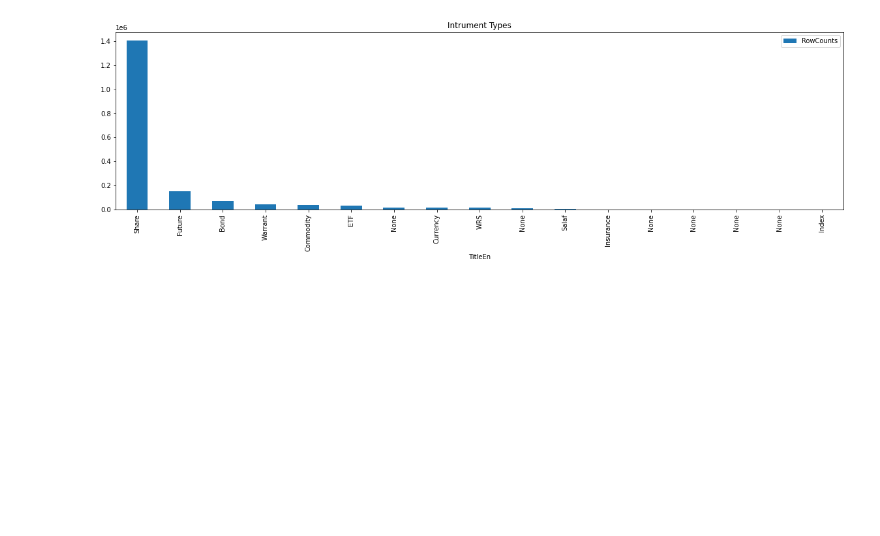
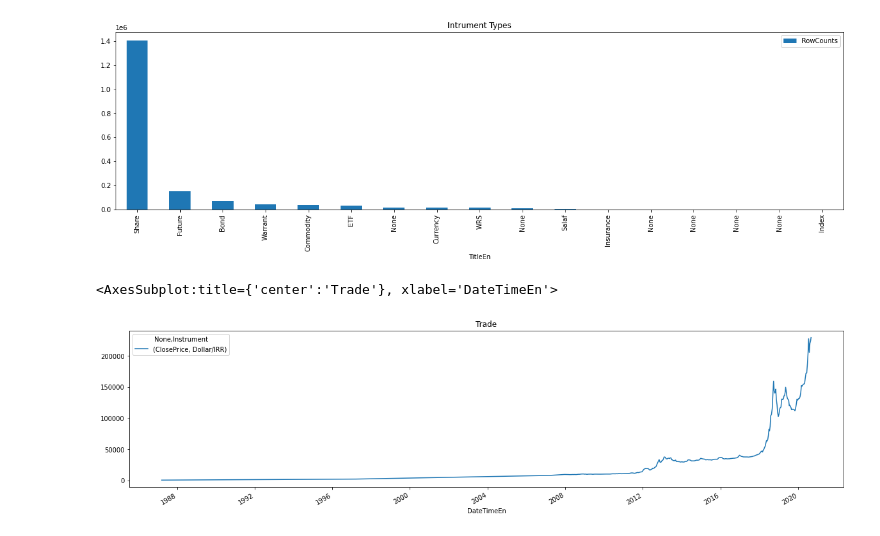
Before and after one commit to h-nargesi/Stock-Estimation, a Jupyter notebook: Jiringi/Python/data-noise.ipynb, the cells around one changed output. Drawn from its saved outputs; the diff is of its cells as text; code cells hidden in the pictures; blank space fills up the shorter version.

```diff
--- a/Jiringi/Python/data-noise.ipynb
+++ b/Jiringi/Python/data-noise.ipynb
@@ -29,3 +29,14 @@ rides.plot(title='Intrument Types', x='TitleEn', y='RowCounts', kind='bar', figs
 # %% [output]
 <AxesSubplot:title={'center':'Intrument Types'}, xlabel='TitleEn'>
 [figure]
+# %%
+import codes.handlers as hd
+
+rides = hd.ReadPanda('trade-graph', ("17321", 10, 0, 450000,))
+# 'OpenPrice', 'LowPrice', 'HighPrice',
+rides = rides.pivot(index='DateTimeEn', columns='Instrument', values=['ClosePrice'])
+# print(rides.columns)
+rides.plot(title='Trade', kind='line', figsize=(20, 5))
+# %% [output]
+<AxesSubplot:title={'center':'Trade'}, xlabel='DateTimeEn'>
+[figure, added]
```
Also changed, not shown: parts of 1 cell of this notebook, 1 other file.
